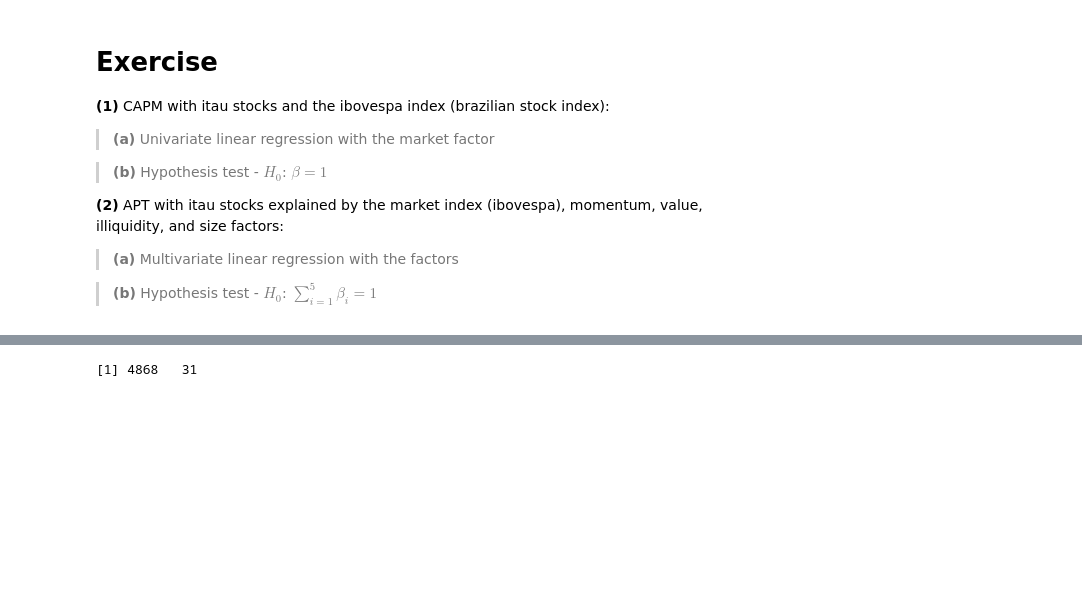
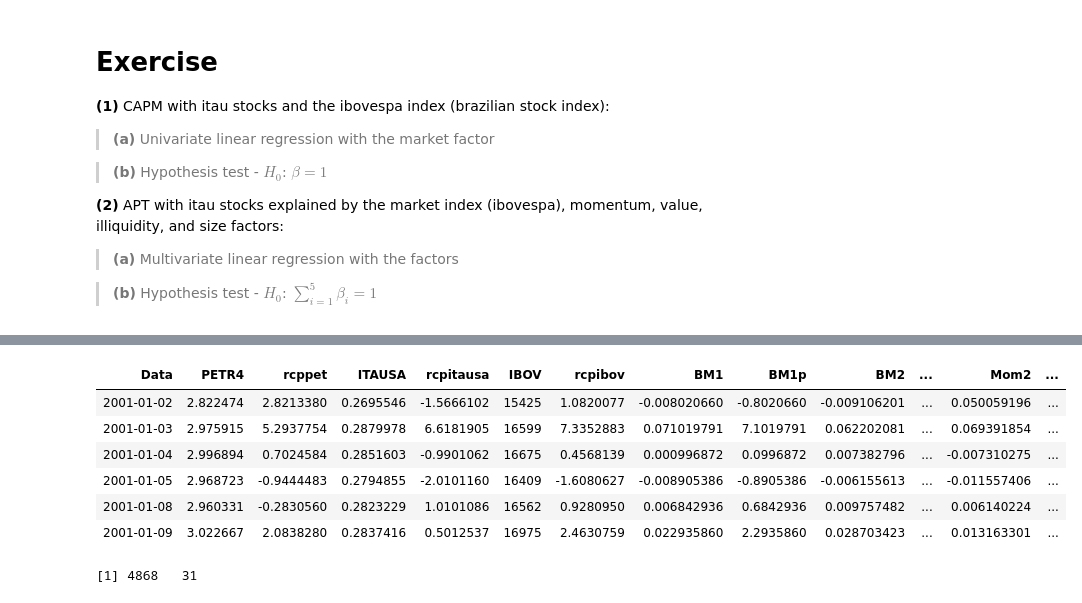
Before and after one commit to dcuoliveira/fgv-financial-econometrics, a Jupyter notebook: src/CAPM_APT.ipynb, the cells around one changed output, grey strips where cells are left out. Cells and saved outputs as stored; diff of their text form; code cells hidden in the pictures; blank space fills up the shorter version.

```diff
--- a/src/CAPM_APT.ipynb
+++ b/src/CAPM_APT.ipynb
@@ -17,6 +24,14 @@ library(car)
 # %%
-df = read_excel(here('data', 'dados_portfolio.xlsx'))
+df = read_excel(here('src', 'data', 'dados_portfolio.xlsx'))
 head(df)
+# %% [output]
+| Data | PETR4 | rcppet | ITAUSA | rcpitausa | IBOV | rcpibov | BM1 | BM1p | BM2 | ... | Mom2 | ... |
+| 2001-01-02 | 2.822474 | 2.8213380 | 0.2695546 | -1.5666102 | 15425 | 1.0820077 | -0.008020660 | -0.8020660 | -0.009106201 | ... | 0.050059196 | ... |
+| 2001-01-03 | 2.975915 | 5.2937754 | 0.2879978 | 6.6181905 | 16599 | 7.3352883 | 0.071019791 | 7.1019791 | 0.062202081 | ... | 0.069391854 | ... |
+| 2001-01-04 | 2.996894 | 0.7024584 | 0.2851603 | -0.9901062 | 16675 | 0.4568139 | 0.000996872 | 0.0996872 | 0.007382796 | ... | -0.007310275 | ... |
+| 2001-01-05 | 2.968723 | -0.9444483 | 0.2794855 | -2.0101160 | 16409 | -1.6080627 | -0.008905386 | -0.8905386 | -0.006155613 | ... | -0.011557406 | ... |
+| 2001-01-08 | 2.960331 | -0.2830560 | 0.2823229 | 1.0101086 | 16562 | 0.9280950 | 0.006842936 | 0.6842936 | 0.009757482 | ... | 0.006140224 | ... |
+| 2001-01-09 | 3.022667 | 2.0838280 | 0.2837416 | 0.5012537 | 16975 | 2.4630759 | 0.022935860 | 2.2935860 | 0.028703423 | ... | 0.013163301 | ... |
 # %%
 dim(df)
 # %% [output]
```
Also changed, not shown: parts of 1 cell of this notebook, 1 other file.
